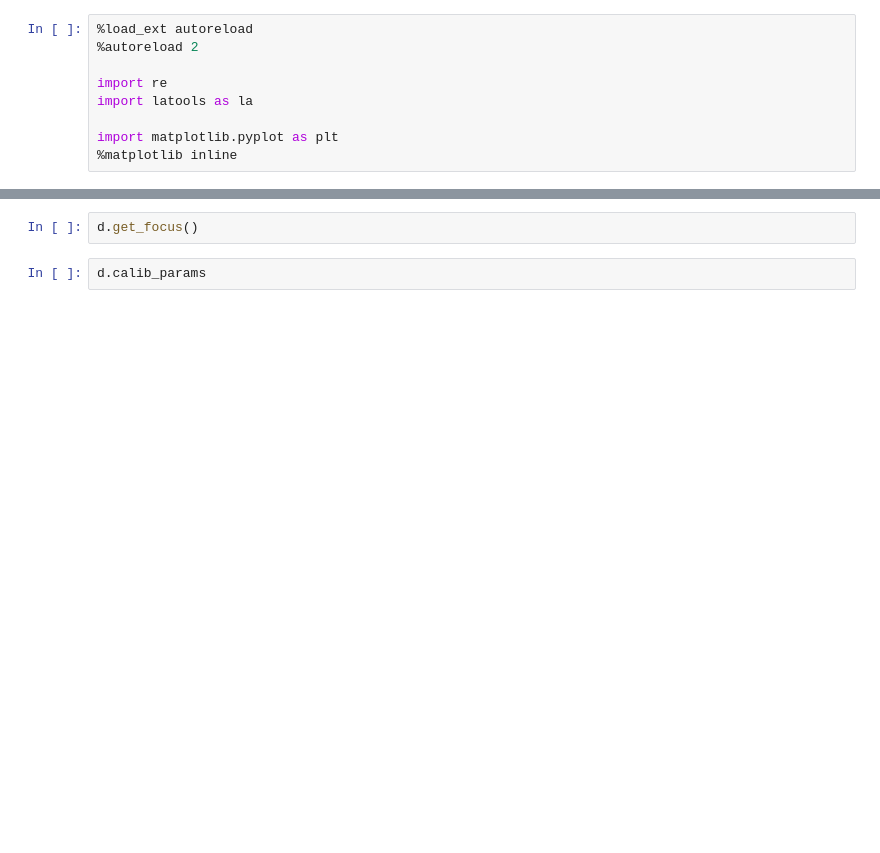
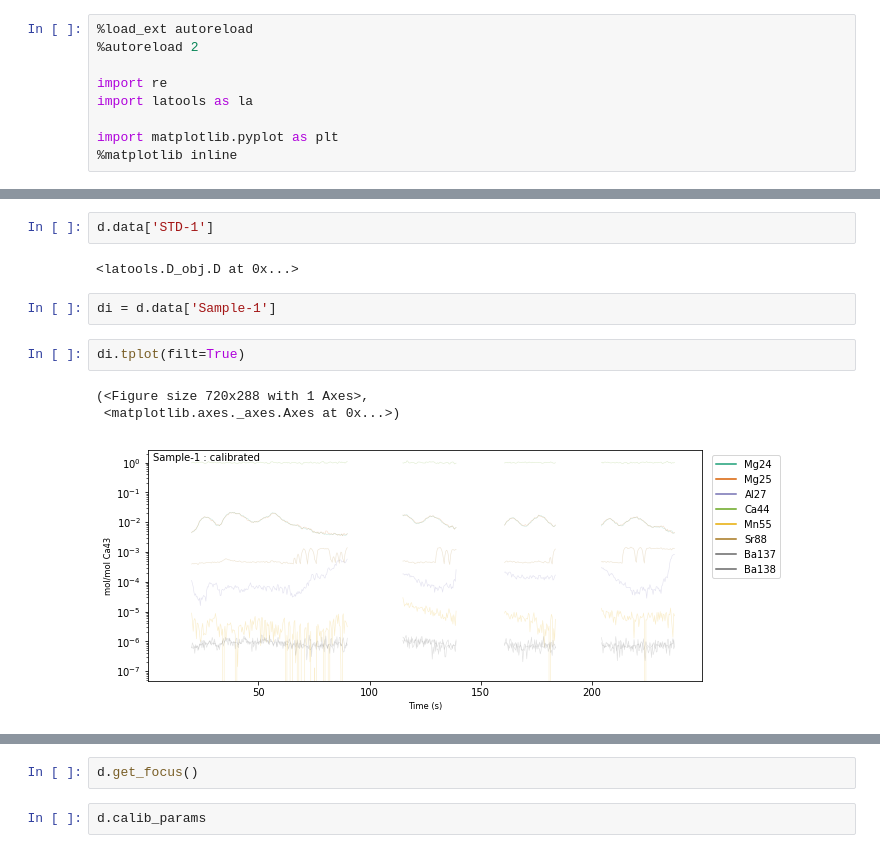
Before and after one commit to oscarbranson/latools, a Jupyter notebook: dev.ipynb, the cells around one changed output, grey strips where cells are left out. Drawn from its saved outputs; the diff is of its cells as text; blank space fills up the shorter version.

```diff
--- a/dev.ipynb
+++ b/dev.ipynb
@@ -28,0 +42,12 @@ from SRM washouts...
+# %%
+d.data['STD-1']
+# %% [output]
+<latools.D_obj.D at 0x...>
+# %%
+di = d.data['Sample-1']
+# %%
+di.tplot(filt=True)
+# %% [output]
+(<Figure size 720x288 with 1 Axes>,
+ <matplotlib.axes._axes.Axes at 0x...>)
+[figure, added]
```
Also changed, not shown: parts of 5 cells of this notebook, 3 other files.
